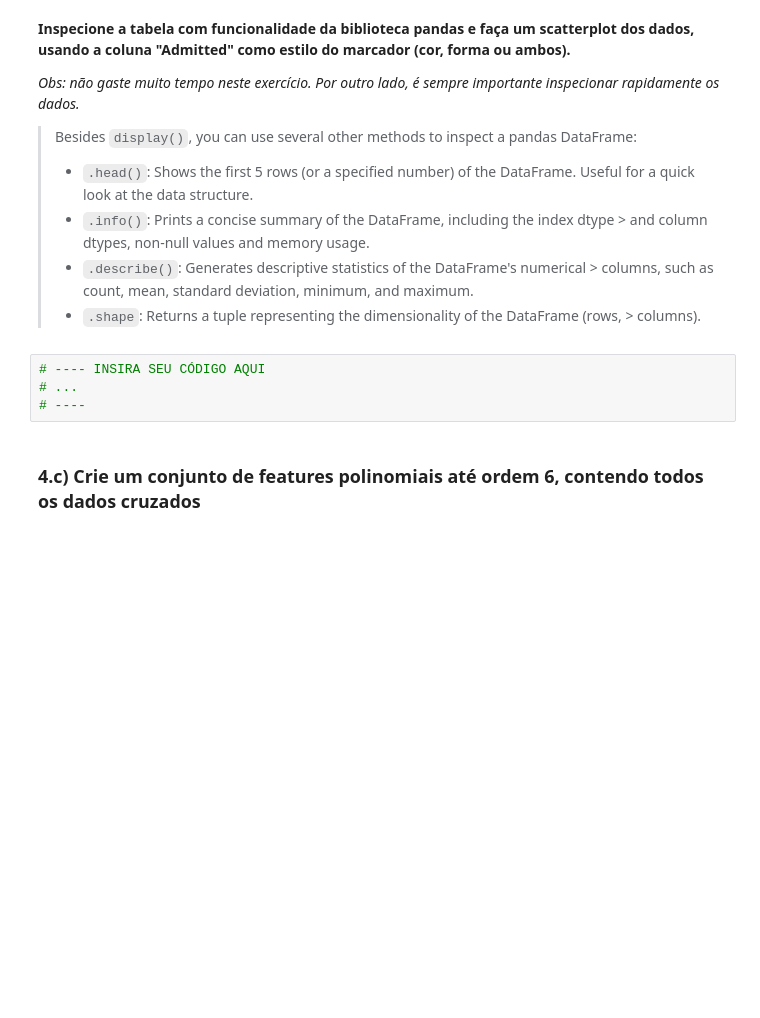
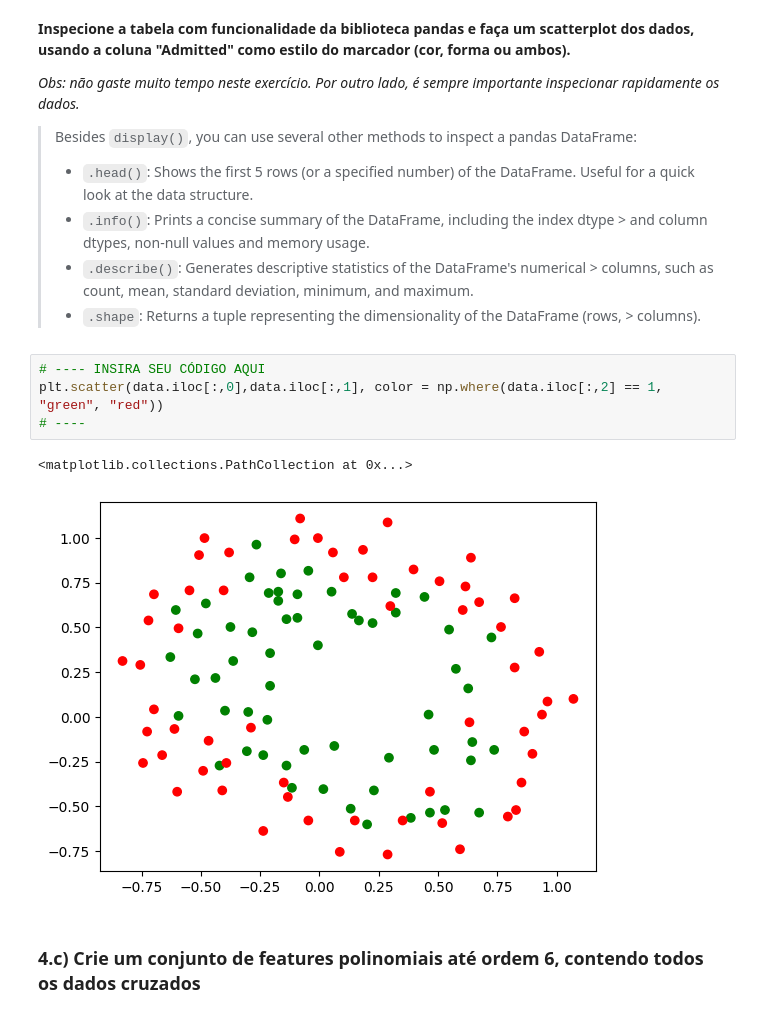
Before and after one commit to Alstin112/BetterGrassify, a Jupyter notebook: aulas/aula04/aula04_classificacao.ipynb, the cells around one changed output. Saved outputs shown, nothing was run; the diff lists cells and outputs as text; blank space fills up the shorter version.

```diff
--- a/aulas/aula04/aula04_classificacao.ipynb
+++ b/aulas/aula04/aula04_classificacao.ipynb
@@ -654,8 +654,11 @@ _Obs: não gaste muito tempo neste exercício. Por outro lado, é sempre importa
 > - `.shape`: Returns a tuple representing the dimensionality of the DataFrame (rows, > columns).
 # %%
 # ---- INSIRA SEU CÓDIGO AQUI
-# ...
+plt.scatter(data.iloc[:,0],data.iloc[:,1], color = np.where(data.iloc[:,2] == 1, "green", "red"))
 # ----
+# %% [output]
+<matplotlib.collections.PathCollection at 0x...>
+[figure, added]
 # %% [markdown]
 ### 4.c) Crie um conjunto de features polinomiais até ordem 6, contendo todos os dados cruzados
 # %% [markdown]
```
Also changed, not shown: parts of 8 cells of this notebook.
